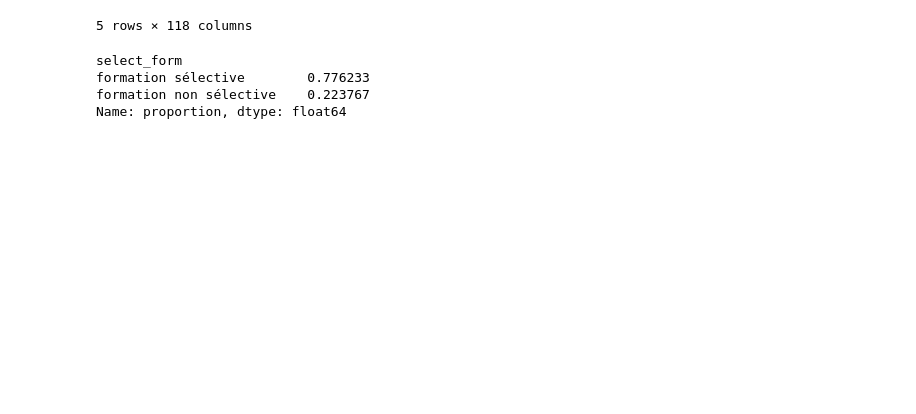
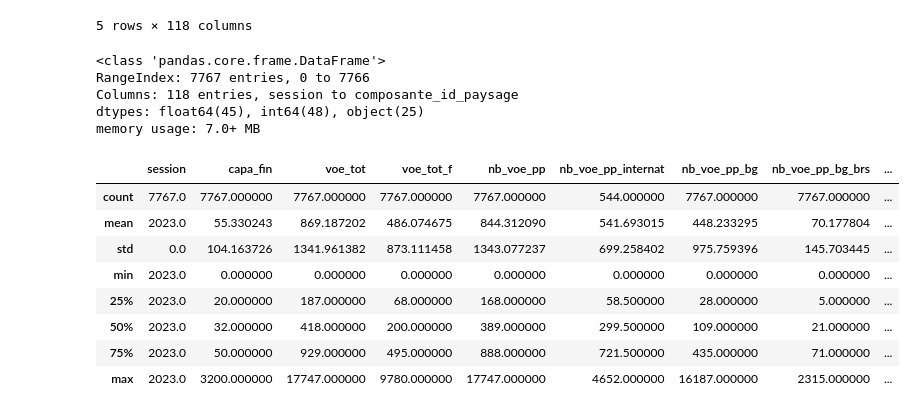
Before and after one commit to HaythamBorchani/datacamp_porject, a Jupyter notebook: starting_kit_selectivity_.ipynb, the cells around one changed output. Drawn from its saved outputs; the diff is of its cells as text; code cells hidden in the pictures; blank space fills up the shorter version.

```diff
--- a/starting_kit_selectivity_.ipynb
+++ b/starting_kit_selectivity_.ipynb
@@ -66,10 +92,24 @@ df.head()
 | 3 | 2023 | Public | 0333298F | Université de Bordeaux - Bordeaux... | 33 | Gironde | Nouvelle-Aquitaine | Bordeaux | Bordeaux | ... |
 | 4 | 2023 | Public | 0561992L | Université de Rennes 1 - Antenne ... | 56 | Morbihan | Bretagne | Rennes | Vannes | ... |
 5 rows × 118 columns
-# %%
-df["select_form"].value_counts(normalize=True)
-# %% [output]
-select_form
-formation sélective        0.776233
-formation non sélective    0.223767
-Name: proportion, dtype: float64
+# %%
+pd.set_option('display.max_rows', None)
+df.info()
+# %% [output]
+<class 'pandas.core.frame.DataFrame'>
+RangeIndex: 7767 entries, 0 to 7766
+Columns: 118 entries, session to composante_id_paysage
+dtypes: float64(45), int64(48), object(25)
+memory usage: 7.0+ MB
+# %%
+df.describe()
+# %% [output]
+|  | session | capa_fin | voe_tot | voe_tot_f | nb_voe_pp | nb_voe_pp_internat | nb_voe_pp_bg | nb_voe_pp_bg_brs | ... |
+| count | 7767.0 | 7767.000000 | 7767.000000 | 7767.000000 | 7767.000000 | 544.000000 | 7767.000000 | 7767.000000 | ... |
+| mean | 2023.0 | 55.330243 | 869.187202 | 486.074675 | 844.312090 | 541.693015 | 448.233295 | 70.177804 | ... |
+| std | 0.0 | 104.163726 | 1341.961382 | 873.111458 | 1343.077237 | 699.258402 | 975.759396 | 145.703445 | ... |
+| min | 2023.0 | 0.000000 | 0.000000 | 0.000000 | 0.000000 | 0.000000 | 0.000000 | 0.000000 | ... |
+| 25% | 2023.0 | 20.000000 | 187.000000 | 68.000000 | 168.000000 | 58.500000 | 28.000000 | 5.000000 | ... |
+| 50% | 2023.0 | 32.000000 | 418.000000 | 200.000000 | 389.000000 | 299.500000 | 109.000000 | 21.000000 | ... |
+| 75% | 2023.0 | 50.000000 | 929.000000 | 495.000000 | 888.000000 | 721.500000 | 435.000000 | 71.000000 | ... |
+| max | 2023.0 | 3200.000000 | 17747.000000 | 9780.000000 | 17747.000000 | 4652.000000 | 16187.000000 | 2315.000000 | ... |
```
Also changed, not shown: parts of 60 cells of this notebook.
